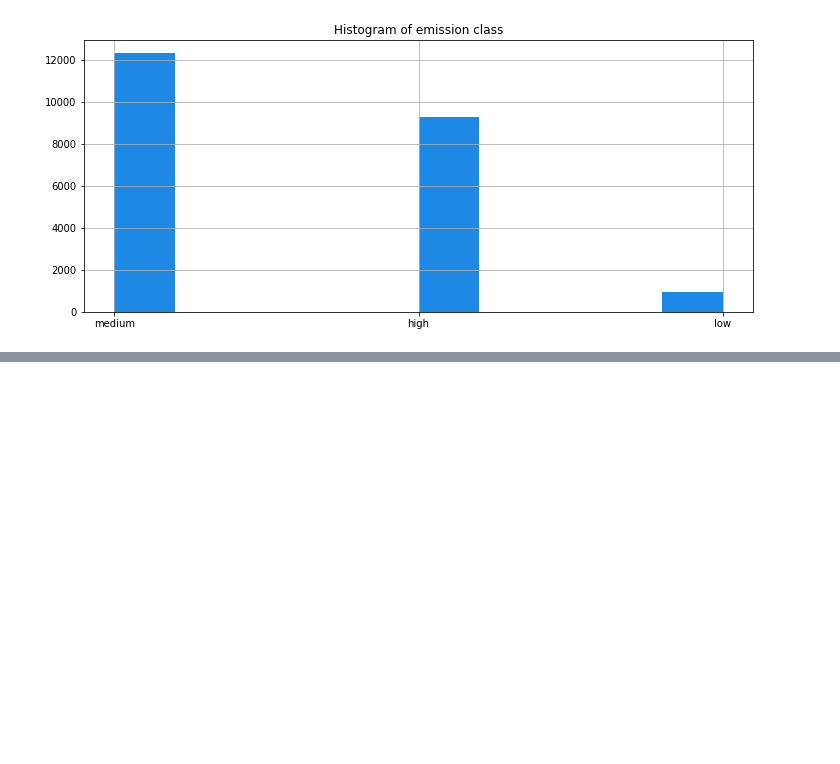
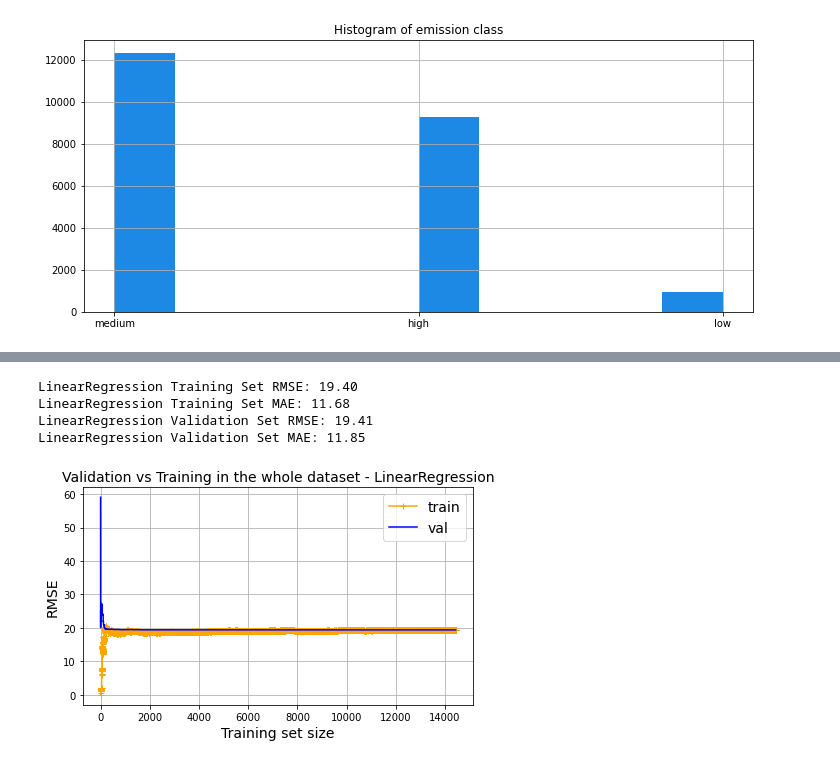
Before and after one commit to romthevacuousspider/Fuel-Consumption-2000-2022-ML-coursework2-, a Jupyter notebook: ML2.ipynb, the cells around one changed output, grey strips where cells are left out. Drawn from its saved outputs; the diff is of its cells as text; code cells hidden in the pictures; blank space fills up the shorter version.

```diff
--- a/ML2.ipynb
+++ b/ML2.ipynb
@@ -547,2 +349,0 @@ def add_model_performance(df, model_name, rmse, mae):
-# %%
-x_train, x_val, y_train, y_val = train_test_split(scaled_linear_data_train, label_train, test_size=0.2, random_state=10)
@@ -565,7 +349,0 @@ add_model_performance(regression_performance, 'LinearRegression + linear feature
-# %%
-from sklearn.linear_model import LinearRegression
-
-lin_reg = LinearRegression()
-lin_reg.fit(x_train, y_train)
-
-evaluate_model_with_validation(lin_reg, scaled_linear_data_train, label_train)
@@ -964,0 +557,6 @@ add_model_performance(regression_performance, 'SGD(+L1L2) + RandomForest feature
+# %%
+from sklearn.model_selection import train_test_split
+
+#split training data into train and validation set based on linear features
+x_train_linerD, x_val_linerD, y_train_linerD, y_val_linerD = train_test_split(scaled_linear_data_train, label_train,
+                                                                              test_size=0.2, random_state=10)
@@ -964,0 +571,14 @@ add_model_performance(regression_performance, 'SGD(+L1L2) + RandomForest feature
+# %%
+from sklearn.linear_model import LinearRegression
+
+# LinearRegression on linear features
+lin_reg = LinearRegression()
+lin_reg.fit(x_train_linerD, y_train_linerD)
+
+plot_learning_curves_and_evaluate(lin_reg, x_train_linerD, y_train_linerD, x_val_linerD, y_val_linerD )
+# %% [output]
+LinearRegression Training Set RMSE: 19.40
+LinearRegression Training Set MAE: 11.68
+LinearRegression Validation Set RMSE: 19.41
+LinearRegression Validation Set MAE: 11.85
+[figure, added]
```
Also changed, not shown: parts of 439 cells of this notebook, 1 other file.
